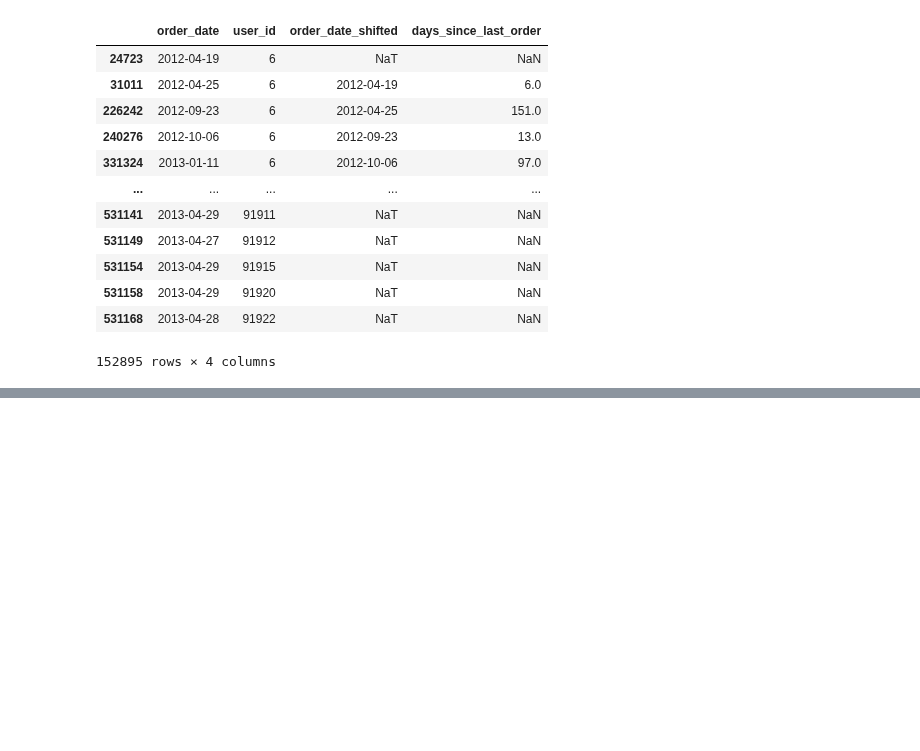
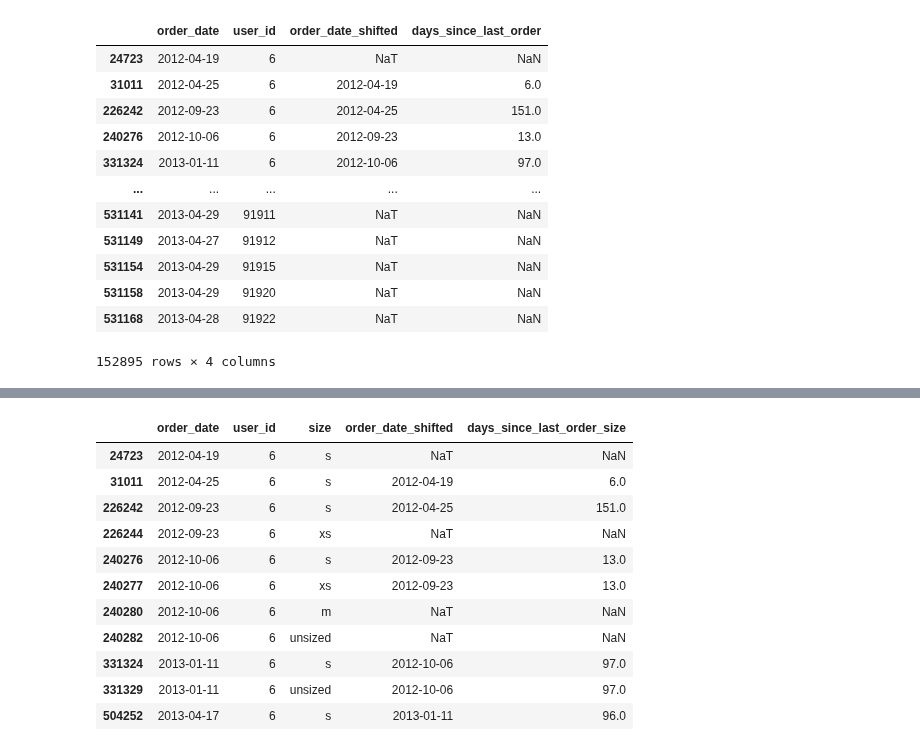
Before and after one commit to teodor-georgiev/Online-Retailer-Analysis-2014, a Jupyter notebook: 5. Recent_+_Interaction.ipynb, the cells around one changed output, grey strips where cells are left out. Cells and saved outputs as stored; diff of their text form; code cells hidden in the pictures; blank space fills up the shorter version.

```diff
--- a/5. Recent_+_Interaction.ipynb
+++ b/5. Recent_+_Interaction.ipynb
@@ -56,7 +59,6 @@ df_group
 | 531168 | 2013-04-28 | 91922 | NaT | NaN |
 152895 rows × 4 columns
 # %%
-# df_group_group = df_group.groupby("user_id")["days_since_last_order"].agg(["mean","median","max","min","std","mad"])
 cols_to_agg = ["user_id"]
 stats_to_agg = ["mean","median","max","min","std","mad"]
 # Loop through the columns to aggregate
@@ -66,3 +68,6 @@ for i in cols_to_agg:
     df_group_group.rename(columns= {i+"_"+i+"_":i},inplace=True)
     # df_group_group.fillna(0,inplace=True)
     df_group = df_group.merge(df_group_group,on=i,how="left")
+df_group.fillna(0,inplace=True)
+df_group.drop(["order_date_shifted"],axis=1,inplace=True)
+df = df.merge(df_group,on=["user_id","order_date"],how="left")
@@ -87,5 +73,0 @@ df_group
-# %%
-df["order_date"] = pd.to_datetime(df["order_date"])
-# get difference between order dates
-df_test= df.groupby("user_id")["order_date"].diff()
-df_test
@@ -104,0 +90,20 @@ Name: order_date, Length: 531170, dtype: timedelta64[ns]
+# %%
+df_group = df[["order_date","user_id","size"]].drop_duplicates().sort_values(by=["user_id","order_date"])
+df_group["order_date_shifted"] = df_group.groupby(["user_id","size"])["order_date"].shift(1)
+# df_group["days_since_last_order"] = (df_group["order_date"] - df_group["order_date_shifted"]).dt.days
+# df_group.fillna(0, inplace=True)
+df_group["days_since_last_order"+ "_size"] = (df_group["order_date"] - df_group["order_date_shifted"]).dt.days
+df_group[df_group["user_id"]== 6]
+# %% [output]
+|  | order_date | user_id | size | order_date_shifted | days_since_last_order_size |
+| 24723 | 2012-04-19 | 6 | s | NaT | NaN |
+| 31011 | 2012-04-25 | 6 | s | 2012-04-19 | 6.0 |
+| 226242 | 2012-09-23 | 6 | s | 2012-04-25 | 151.0 |
+| 226244 | 2012-09-23 | 6 | xs | NaT | NaN |
+| 240276 | 2012-10-06 | 6 | s | 2012-09-23 | 13.0 |
+| 240277 | 2012-10-06 | 6 | xs | 2012-09-23 | 13.0 |
+| 240280 | 2012-10-06 | 6 | m | NaT | NaN |
+| 240282 | 2012-10-06 | 6 | unsized | NaT | NaN |
+| 331324 | 2013-01-11 | 6 | s | 2012-10-06 | 97.0 |
+| 331329 | 2013-01-11 | 6 | unsized | 2012-10-06 | 97.0 |
+| 504252 | 2013-04-17 | 6 | s | 2013-01-11 | 96.0 |
```
Also changed, not shown: parts of 13 cells of this notebook.
